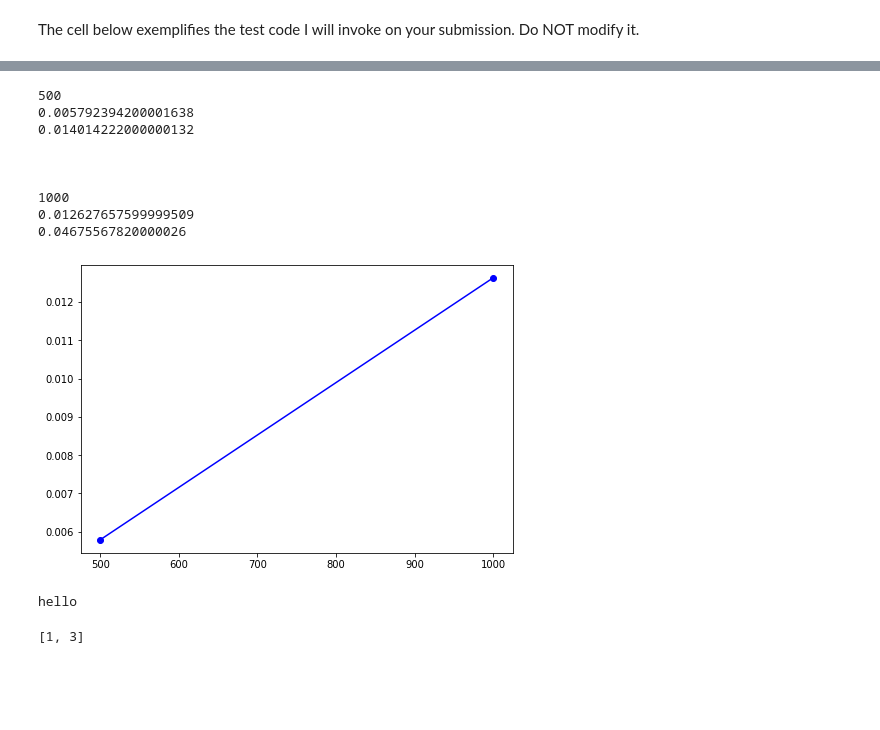
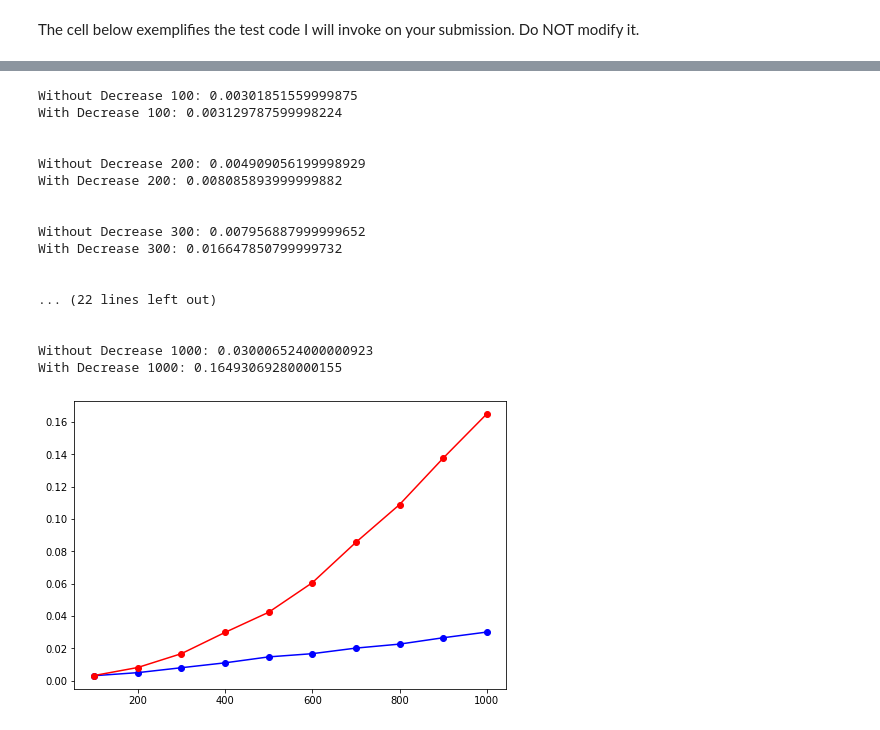
Before and after one commit to ericma1999/algo-coursework, a Jupyter notebook: final notebook/LondonRailwayNetwork.ipynb, the cells around one changed output, grey strips where cells are left out. Saved outputs shown, nothing was run; the diff lists cells and outputs as text; code cells hidden in the pictures; blank space fills up the shorter version.

```diff
--- a/final notebook/LondonRailwayNetwork.ipynb
+++ b/final notebook/LondonRailwayNetwork.ipynb
@@ -1046,9 +1056,9 @@ import random
 
 
 # this simulates how many stations till you reach a station that can transfer to another line
-frequency_of_branching = 8
+frequency_of_branching = 4
 min_branching_station = 2
-max_branching_station = 8
+max_branching_station = 30
 
 def generateRandomGraph(vertexAmount):
     G = Graph(vertexAmount)
@@ -1071,7 +1081,7 @@ def generateRandomGraphs(vertexAmount):
         graphs.append(generateRandomGraph(vertexAmount))
     return graphs
 
-testVerticesAmount = [500, 1000]
+testVerticesAmount = [100, 200, 300, 400, 500, 600, 700, 800, 900, 1000]
 def testAverage(amounts):
     result = {}
     for amount in amounts:
@@ -1100,53 +1110,43 @@ results = testAverage(testVerticesAmount)
 # %%
 from matplotlib import pyplot as plt
 
 
 fig = plt.figure()
 ax = fig.add_axes([0,0,1,1])
 
 x = []
 y = []
 withDecrease = []
 for key in results.keys():
     x.append(key)
+
+    print("Without Decrease {0}: {1}".format(key, results[key]["withoutDecrease"]))
+    print("With Decrease {0}: {1}".format(key, results[key]["withDecrease"]))
+    print("\n")
+
     y.append(results[key]["withoutDecrease"])
-    print(key)
-    print(results[key]["withoutDecrease"])
-    print(results[key]["withDecrease"])
     withDecrease.append(results[key]["withDecrease"])
-    print("\n\n")
 
 ax.plot(x, y, 'bo-', color='blue')
 
-# ax.plot(x, withDecrease, 'ro-', color='red')
+ax.plot(x, withDecrease, 'ro-', color='red')
 plt.show()
 # %% [output]
-500
-0.005792394200001638
-0.014014222000000132
+Without Decrease 100: 0.00301851559999875
+With Decrease 100: 0.003129787599998224
 
 
+Without Decrease 200: 0.004909056199998929
+With Decrease 200: 0.008085893999999882
 
-1000
-0.012627657599999509
-0.04675567820000026
+
+Without Decrease 300: 0.007956887999999652
+With Decrease 300: 0.016647850799999732
+
+
+... (22 lines left out)
+
+
+Without Decrease 1000: 0.030006524000000923
+With Decrease 1000: 0.16493069280000155
-[figure, old version]
+[figure, new version]
-# %%
-class Test:
-    def __init__(self):
-        self.test = "hello"
-
-    def nowright(self):
-        print(self.test)
-
-test = Test()
-
-test.nowright()
-# %% [output]
-hello
-# %%
-test = [1,2,3]
-test.pop(1)
-print(test)
-# %% [output]
-[1, 3]
```
Also changed, not shown: parts of 6 cells of this notebook.
